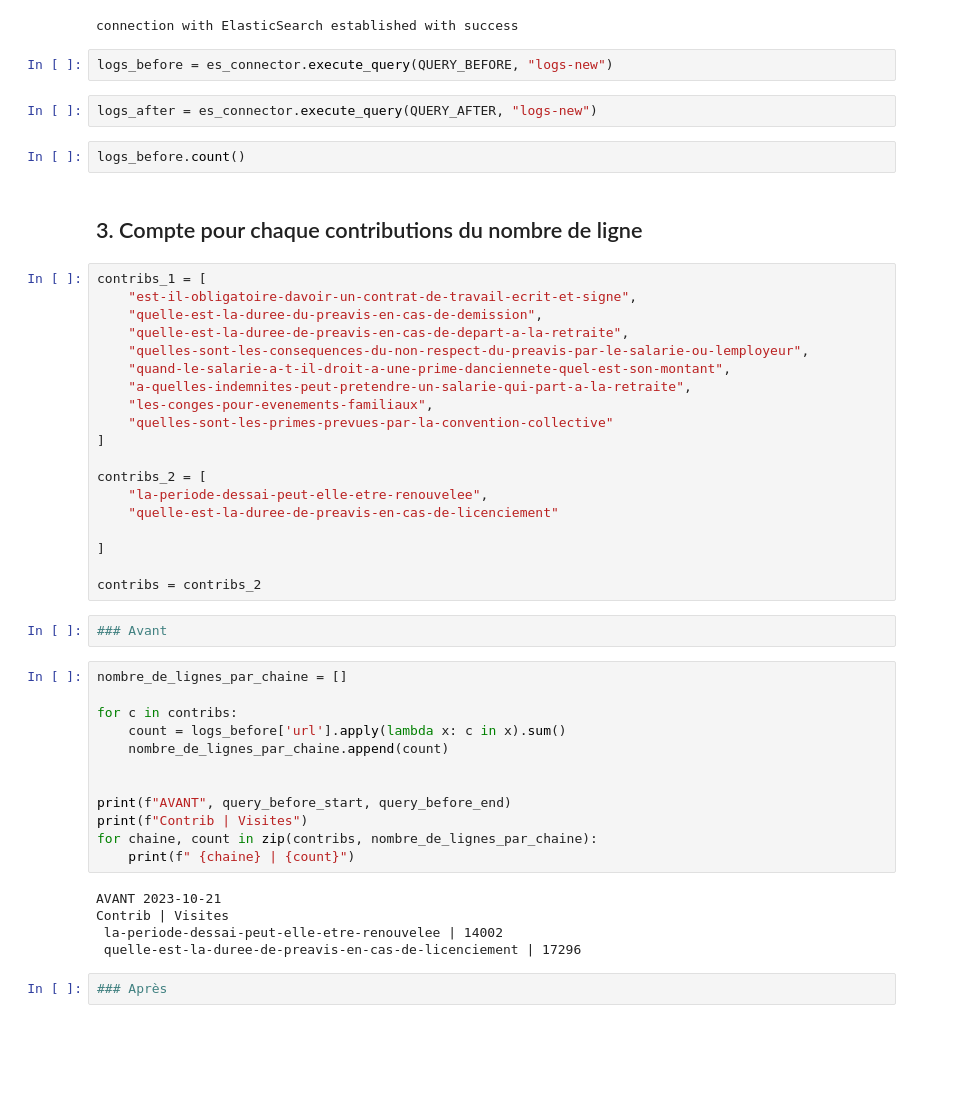
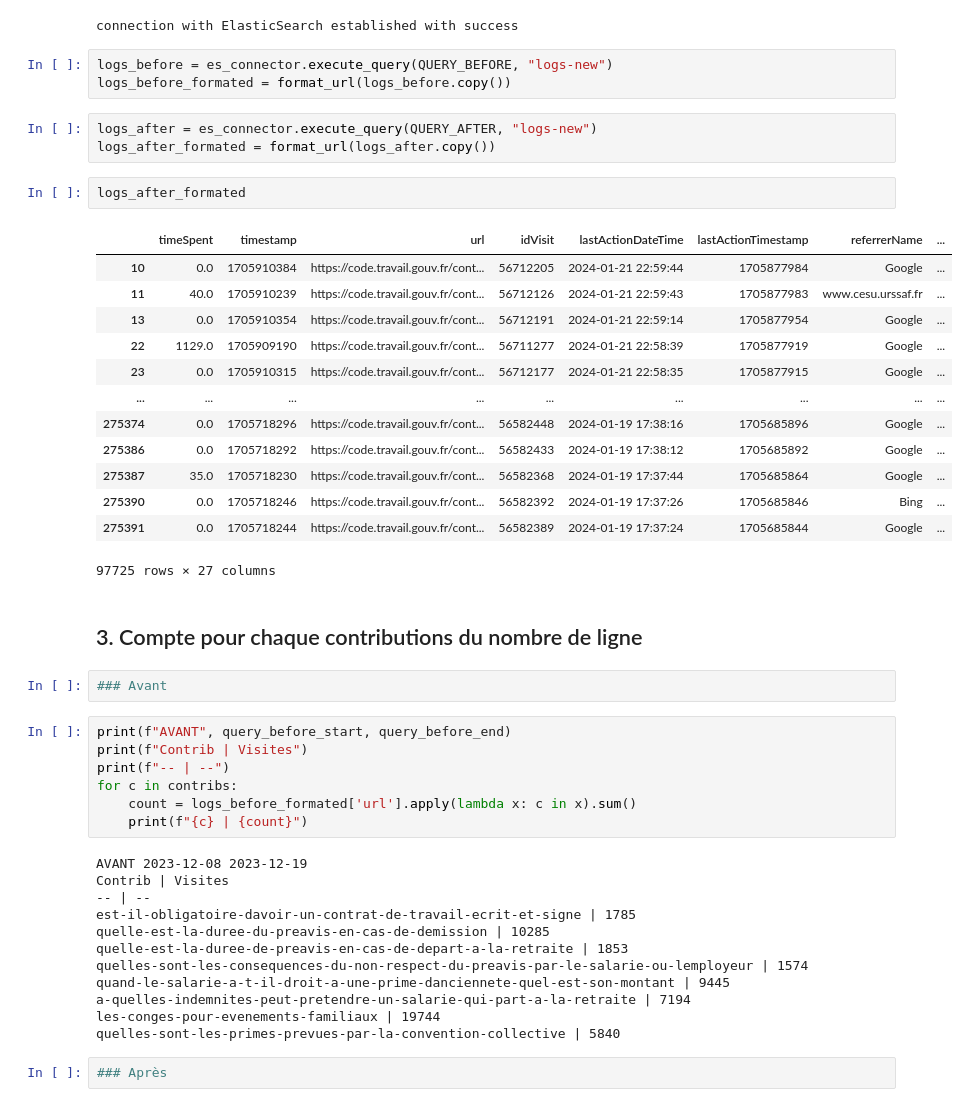
Before and after one commit to SocialGouv/cdtn-monolog, a Jupyter notebook: explorations/visites_contributions.ipynb, the cells around one changed output. Cells and saved outputs as stored; diff of their text form; blank space fills up the shorter version.

```diff
--- a/explorations/visites_contributions.ipynb
+++ b/explorations/visites_contributions.ipynb
@@ -91,50 +118,49 @@ QUERY_AFTER = {
 connection with ElasticSearch established with success
 # %%
 logs_before = es_connector.execute_query(QUERY_BEFORE, "logs-new")
+logs_before_formated = format_url(logs_before.copy())
 # %%
 logs_after = es_connector.execute_query(QUERY_AFTER, "logs-new")
+logs_after_formated = format_url(logs_after.copy())
-# %%
-logs_before.count()
+# %%
+logs_after_formated
+# %% [output]
+|  | timeSpent | timestamp | url | idVisit | lastActionDateTime | lastActionTimestamp | referrerName | ... |
+| 10 | 0.0 | 1705910384 | https://code.travail.gouv.fr/cont... | 56712205 | 2024-01-21 22:59:44 | 1705877984 | Google | ... |
+| 11 | 40.0 | 1705910239 | https://code.travail.gouv.fr/cont... | 56712126 | 2024-01-21 22:59:43 | 1705877983 | www.cesu.urssaf.fr | ... |
+| 13 | 0.0 | 1705910354 | https://code.travail.gouv.fr/cont... | 56712191 | 2024-01-21 22:59:14 | 1705877954 | Google | ... |
+| 22 | 1129.0 | 1705909190 | https://code.travail.gouv.fr/cont... | 56711277 | 2024-01-21 22:58:39 | 1705877919 | Google | ... |
+| 23 | 0.0 | 1705910315 | https://code.travail.gouv.fr/cont... | 56712177 | 2024-01-21 22:58:35 | 1705877915 | Google | ... |
+| ... | ... | ... | ... | ... | ... | ... | ... | ... |
+| 275374 | 0.0 | 1705718296 | https://code.travail.gouv.fr/cont... | 56582448 | 2024-01-19 17:38:16 | 1705685896 | Google | ... |
+| 275386 | 0.0 | 1705718292 | https://code.travail.gouv.fr/cont... | 56582433 | 2024-01-19 17:38:12 | 1705685892 | Google | ... |
+| 275387 | 35.0 | 1705718230 | https://code.travail.gouv.fr/cont... | 56582368 | 2024-01-19 17:37:44 | 1705685864 | Google | ... |
+| 275390 | 0.0 | 1705718246 | https://code.travail.gouv.fr/cont... | 56582392 | 2024-01-19 17:37:26 | 1705685846 | Bing | ... |
+| 275391 | 0.0 | 1705718244 | https://code.travail.gouv.fr/cont... | 56582389 | 2024-01-19 17:37:24 | 1705685844 | Google | ... |
+97725 rows × 27 columns
 # %% [markdown]
 ## 3. Compte pour chaque contributions du nombre de ligne
-# %%
-contribs_1 = [
-    "est-il-obligatoire-davoir-un-contrat-de-travail-ecrit-et-signe",
-    "quelle-est-la-duree-du-preavis-en-cas-de-demission",
-    "quelle-est-la-duree-de-preavis-en-cas-de-depart-a-la-retraite",
-    "quelles-sont-les-consequences-du-non-respect-du-preavis-par-le-salarie-ou-lemployeur",
-    "quand-le-salarie-a-t-il-droit-a-une-prime-danciennete-quel-est-son-montant",
-    "a-quelles-indemnites-peut-pretendre-un-salarie-qui-part-a-la-retraite",
-    "les-conges-pour-evenements-familiaux",
-    "quelles-sont-les-primes-prevues-par-la-convention-collective"
-]
-
-contribs_2 = [
-    "la-periode-dessai-peut-elle-etre-renouvelee",
-    "quelle-est-la-duree-de-preavis-en-cas-de-licenciement"
-
-]
-
-contribs = contribs_2
 # %%
 ### Avant
 # %%
-nombre_de_lignes_par_chaine = []
-
-for c in contribs:
-    count = logs_before['url'].apply(lambda x: c in x).sum()
-    nombre_de_lignes_par_chaine.append(count)
-
-
 print(f"AVANT", query_before_start, query_before_end)
 print(f"Contrib | Visites")
-for chaine, count in zip(contribs, nombre_de_lignes_par_chaine):
-    print(f" {chaine} | {count}")
+print(f"-- | --")
+for c in contribs:
+    count = logs_before_formated['url'].apply(lambda x: c in x).sum()
+    print(f"{c} | {count}")
 # %% [output]
-AVANT 2023-10-21
+AVANT 2023-12-08 2023-12-19
 Contrib | Visites
- la-periode-dessai-peut-elle-etre-renouvelee | 14002
- quelle-est-la-duree-de-preavis-en-cas-de-licenciement | 17296
+-- | --
+est-il-obligatoire-davoir-un-contrat-de-travail-ecrit-et-signe | 1785
+quelle-est-la-duree-du-preavis-en-cas-de-demission | 10285
+quelle-est-la-duree-de-preavis-en-cas-de-depart-a-la-retraite | 1853
+quelles-sont-les-consequences-du-non-respect-du-preavis-par-le-salarie-ou-lemployeur | 1574
+quand-le-salarie-a-t-il-droit-a-une-prime-danciennete-quel-est-son-montant | 9445
+a-quelles-indemnites-peut-pretendre-un-salarie-qui-part-a-la-retraite | 7194
+les-conges-pour-evenements-familiaux | 19744
+quelles-sont-les-primes-prevues-par-la-convention-collective | 5840
 # %%
 ### Après
 # %%
```
Also changed, not shown: parts of 5 cells of this notebook.
